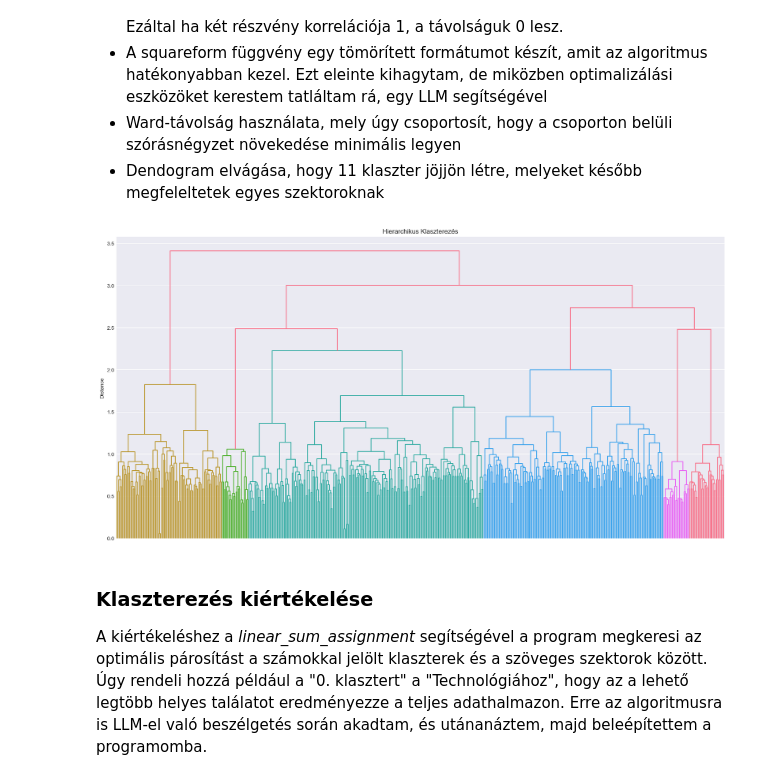
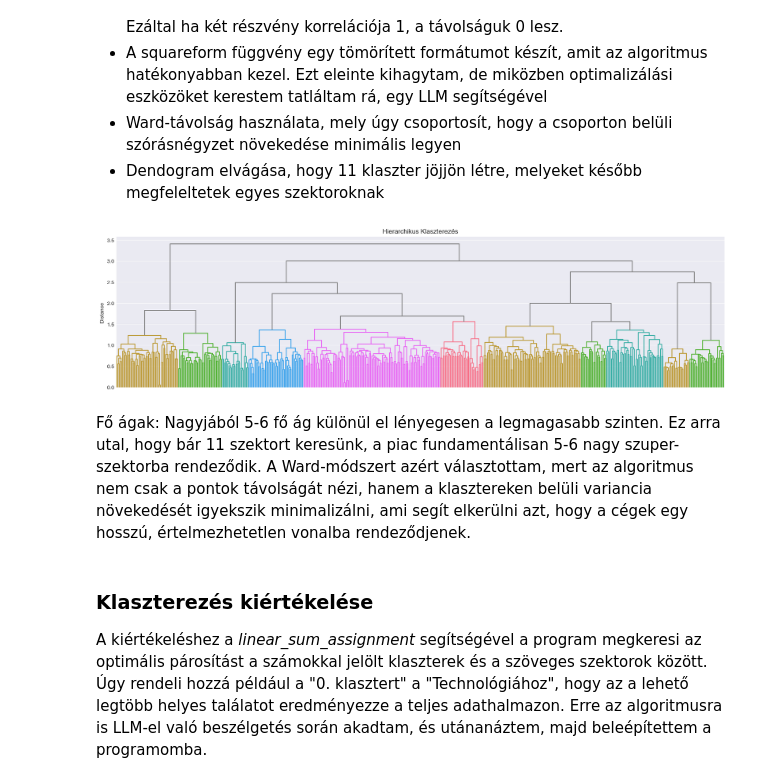
Before and after one commit to Bb1164/Data-Science-HF, a Jupyter notebook: sample.ipynb, the cells around one changed output. Cells and saved outputs as stored; diff of their text form; code cells hidden in the pictures.

```diff
--- a/sample.ipynb
+++ b/sample.ipynb
@@ -1521,30 +1594,33 @@ Végül jöjjön a klaszterezés és annak kiértékelése
  - Ward-távolság használata, mely úgy csoportosít, hogy a csoporton belüli szórásnégyzet növekedése minimális legyen
  - Dendogram elvágása, hogy 11 klaszter jöjjön létre, melyeket később megfeleltetek egyes szektoroknak
 # %%
-
+num_clusters = 11 ##Ennyi szektor van
 
 dist = np.sqrt(1 - corr_matrix)
 dist_condensed = squareform(dist, checks=False)
 
 linkage_result = linkage(dist_condensed, method="ward")
+threshold = linkage_result[-num_clusters + 1, 2]
 
-plt.figure(figsize=(20, 10))
+plt.figure(figsize=(20, 5))
 
-dendrogram(linkage_result, orientation='top', labels=corr_matrix.columns.tolist())
+dendrogram(linkage_result, orientation='top', labels=corr_matrix.columns.tolist(), color_threshold=threshold, above_threshold_color='grey')
 plt.xticks([])
 plt.title("Hierarchikus Klaszterezés")
 plt.ylabel("Distance")
 plt.show()
 
-num_clusters = 11 ##Ennyi szektor van
 clusters = fcluster(linkage_result, num_clusters, criterion='maxclust')
 
 cluster_df = pd.DataFrame({
     'Symbol': returns_stocks.columns,
     'Cluster': clusters
 })
 # %% [output]
-[figure, old version]
+[figure, new version]
+# %% [markdown]
+Fő ágak: Nagyjából 5-6 fő ág különül el lényegesen a legmagasabb szinten. Ez arra utal, hogy bár 11 szektort keresünk, a piac fundamentálisan 5-6 nagy szuper-szektorba rendeződik.
+A Ward-módszert azért választottam, mert az algoritmus nem csak a pontok távolságát nézi, hanem a klasztereken belüli variancia növekedését igyekszik minimalizálni, ami segít elkerülni azt, hogy a cégek egy hosszú, értelmezhetetlen vonalba rendeződjenek.
 # %% [markdown]
 ### Klaszterezés kiértékelése
 
```
Also changed, not shown: parts of 32 cells of this notebook.
